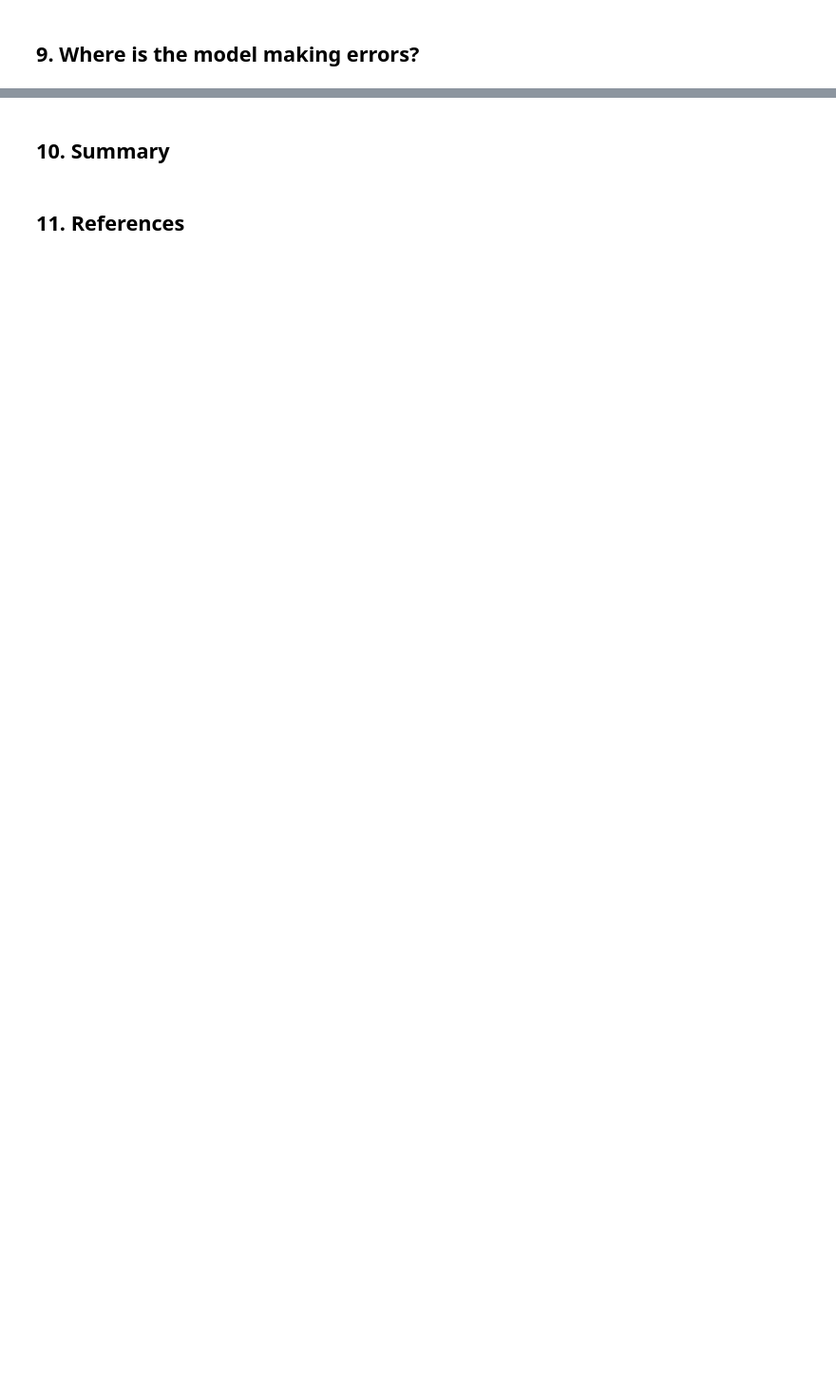
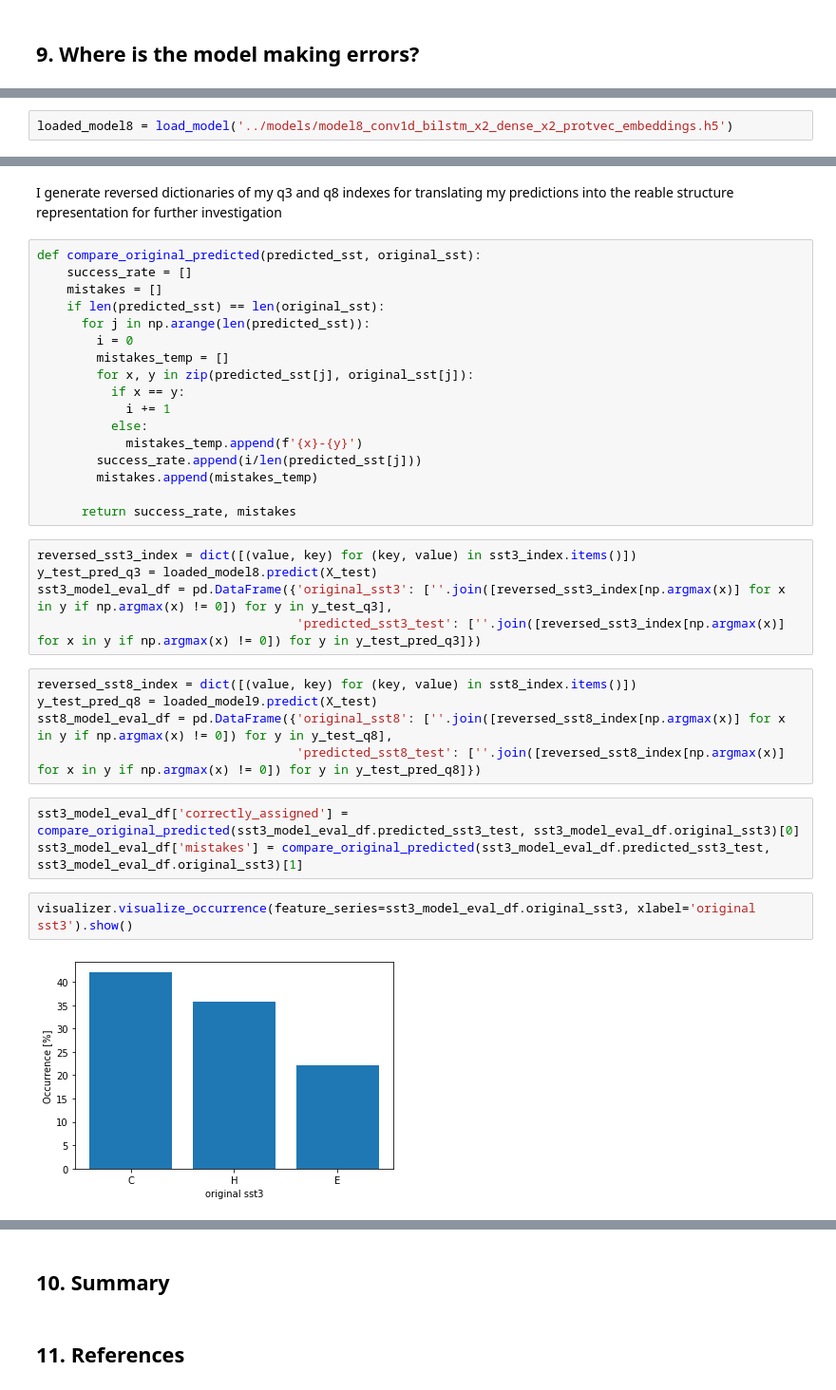
Before and after one commit to barsur93/protein_structure_prediction, a Jupyter notebook: protein_structure_prediction.ipynb, the cells around one changed output, grey strips where cells are left out. Shown at 95% size. Saved outputs shown, nothing was run; the diff lists cells and outputs as text; blank space fills up the shorter version.

Commit message:
q3 and q8 models evaluation

```diff
--- a/protein_structure_prediction.ipynb
+++ b/protein_structure_prediction.ipynb
@@ -1036,0 +838,2 @@ with open('../models/model9_conv1d_bilstm_x2_dense_x2_protvec_embeddings_q8_hist
+# %%
+loaded_model8 = load_model('../models/model8_conv1d_bilstm_x2_dense_x2_protvec_embeddings.h5')
@@ -1036,0 +845,36 @@ with open('../models/model9_conv1d_bilstm_x2_dense_x2_protvec_embeddings_q8_hist
+# %% [markdown]
+I generate reversed dictionaries of my q3 and q8 indexes for translating my predictions into the reable structure representation for further investigation
+# %%
+def compare_original_predicted(predicted_sst, original_sst):
+    success_rate = []
+    mistakes = []
+    if len(predicted_sst) == len(original_sst):
+      for j in np.arange(len(predicted_sst)):
+        i = 0
+        mistakes_temp = []
+        for x, y in zip(predicted_sst[j], original_sst[j]):
+          if x == y:
+            i += 1
+          else:
+            mistakes_temp.append(f'{x}-{y}')
+        success_rate.append(i/len(predicted_sst[j]))
+        mistakes.append(mistakes_temp)
+
+      return success_rate, mistakes
+# %%
+reversed_sst3_index = dict([(value, key) for (key, value) in sst3_index.items()])
+y_test_pred_q3 = loaded_model8.predict(X_test)
+sst3_model_eval_df = pd.DataFrame({'original_sst3': [''.join([reversed_sst3_index[np.argmax(x)] for x in y if np.argmax(x) != 0]) for y in y_test_q3],
+                                   'predicted_sst3_test': [''.join([reversed_sst3_index[np.argmax(x)] for x in y if np.argmax(x) != 0]) for y in y_test_pred_q3]})
+# %%
+reversed_sst8_index = dict([(value, key) for (key, value) in sst8_index.items()])
+y_test_pred_q8 = loaded_model9.predict(X_test)
+sst8_model_eval_df = pd.DataFrame({'original_sst8': [''.join([reversed_sst8_index[np.argmax(x)] for x in y if np.argmax(x) != 0]) for y in y_test_q8],
+                                   'predicted_sst8_test': [''.join([reversed_sst8_index[np.argmax(x)] for x in y if np.argmax(x) != 0]) for y in y_test_pred_q8]})
+# %%
+sst3_model_eval_df['correctly_assigned'] = compare_original_predicted(sst3_model_eval_df.predicted_sst3_test, sst3_model_eval_df.original_sst3)[0]
+sst3_model_eval_df['mistakes'] = compare_original_predicted(sst3_model_eval_df.predicted_sst3_test, sst3_model_eval_df.original_sst3)[1]
+# %%
+visualizer.visualize_occurrence(feature_series=sst3_model_eval_df.original_sst3, xlabel='original sst3').show()
+# %% [output]
+[figure, added]
```
Also changed, not shown: parts of 45 cells of this notebook.
